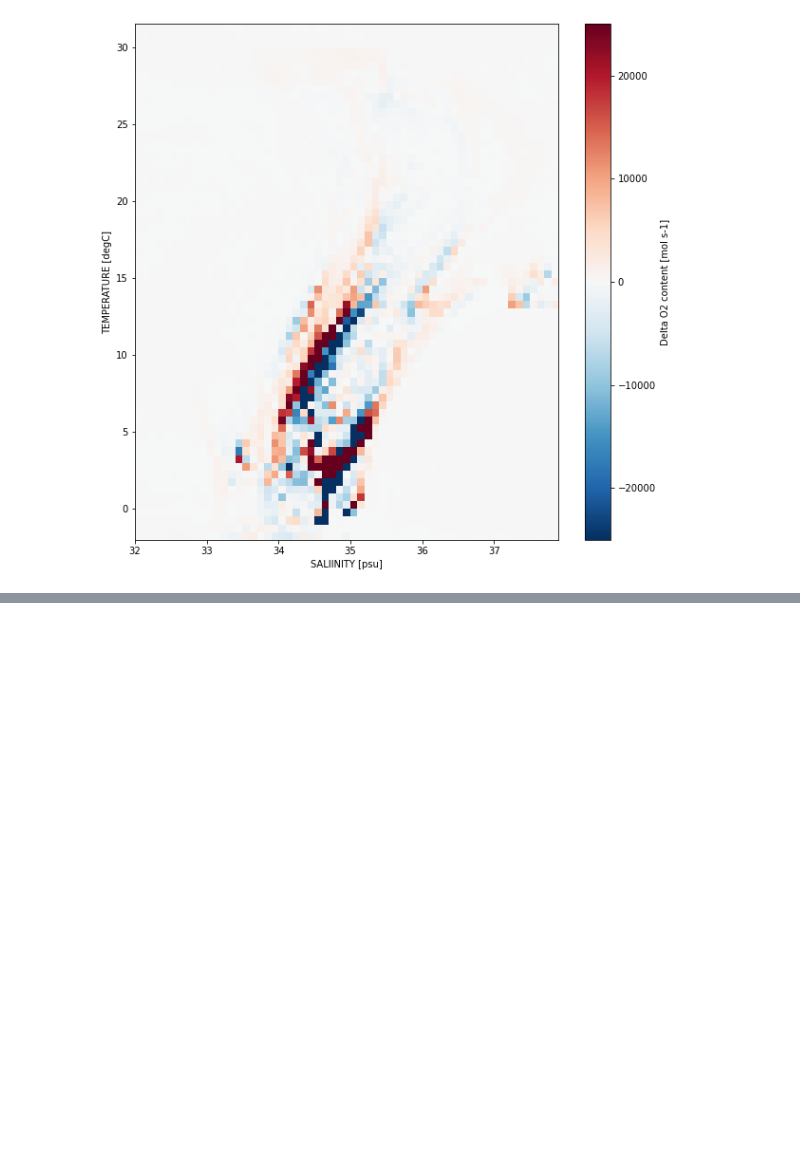
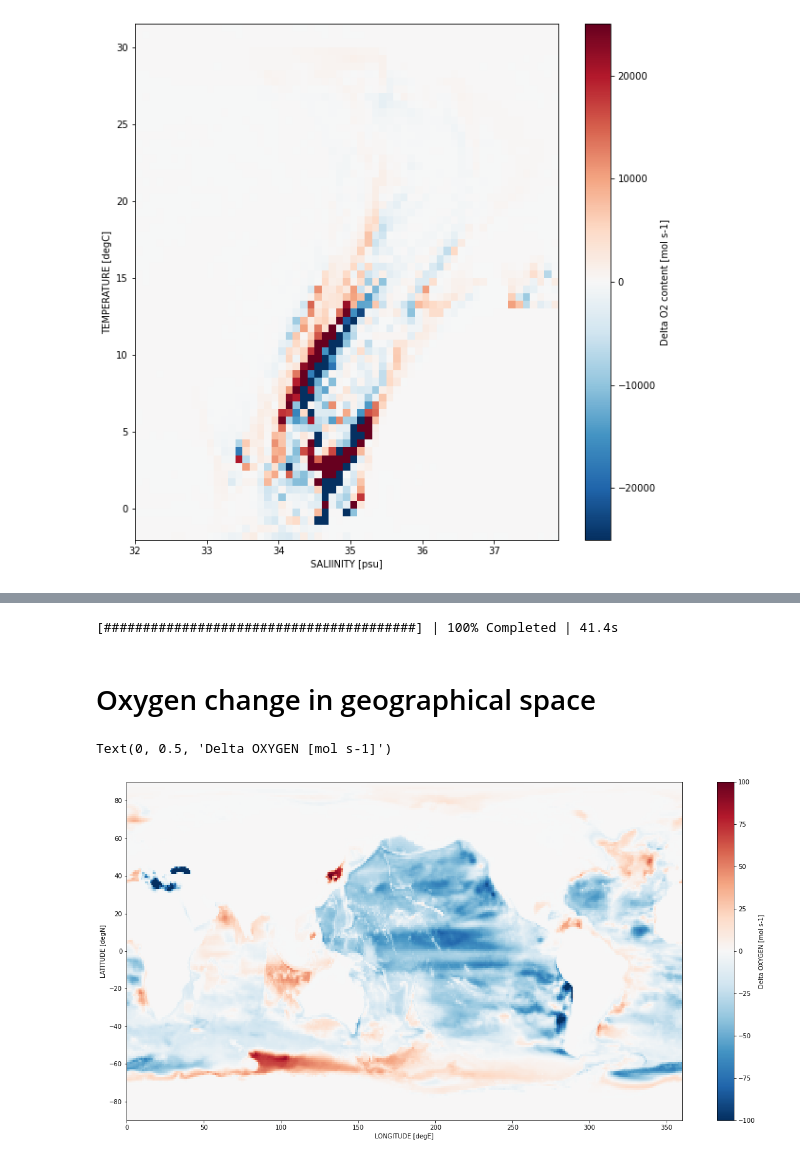
Before and after one commit to gmacgilchrist/oxygen, a Jupyter notebook: notebooks/dev_o2-in-TS.ipynb, the cells around one changed output, grey strips where cells are left out. Cells and saved outputs as stored; diff of their text form; code cells hidden in the pictures; blank space fills up the shorter version.

```diff
--- a/notebooks/dev_o2-in-TS.ipynb
+++ b/notebooks/dev_o2-in-TS.ipynb
@@ -103,0 +216,28 @@ array(144, dtype='timedelta64[ns]')
+# %%
+To2 = 34.5
+Tso = 0.2
+Itime = 0
+with ProgressBar():
+    hsnow = hs.isel(time=Itime).sel(o2_bin=To2,so_bin=Tso,method='nearest')
+    hsnow = hsnow.compute()
+# %% [output]
+[########################################] | 100% Completed | 41.4s
+# %% [markdown]
+# Oxygen change in geographical space
+# %%
+fig,ax = plt.subplots(figsize=(20,10))
+x = ds['lon']
+y = ds['lat']
+te = slice(-20,-1)
+ts = slice(0,20)
+dt = ds['time'].isel(time=te).mean('time') - ds['time'].isel(time=ts).mean('time')
+da = (ds['o2']*ds['volcello']).sum('z_l')
+c = (da.isel(time=te).mean('time') - da.isel(time=ts).mean('time'))/((dt*1e-9).values.astype('float'))
+im = ax.pcolormesh(x,y,c,shading='auto',cmap='RdBu_r',vmin=-100,vmax=100)
+ax.set_xlabel('LONGITUDE [degE]')
+ax.set_ylabel('LATITUDE [degN]')
+cb = plt.colorbar(im,ax=ax)
+cb.ax.set_ylabel('Delta OXYGEN [mol s-1]')
+# %% [output]
+Text(0, 0.5, 'Delta OXYGEN [mol s-1]')
+[figure, added]
```
Also changed, not shown: parts of 16 cells of this notebook.
